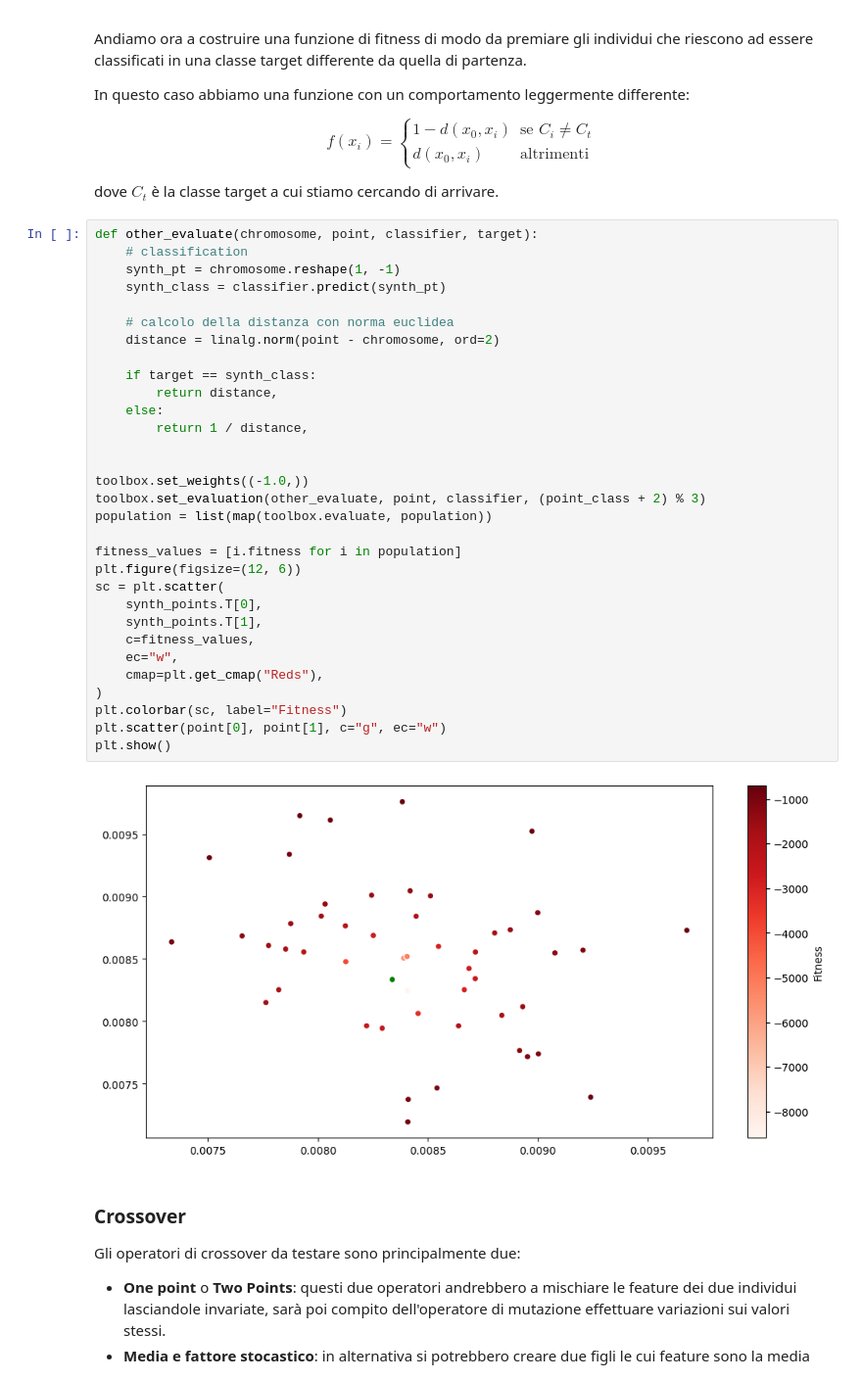
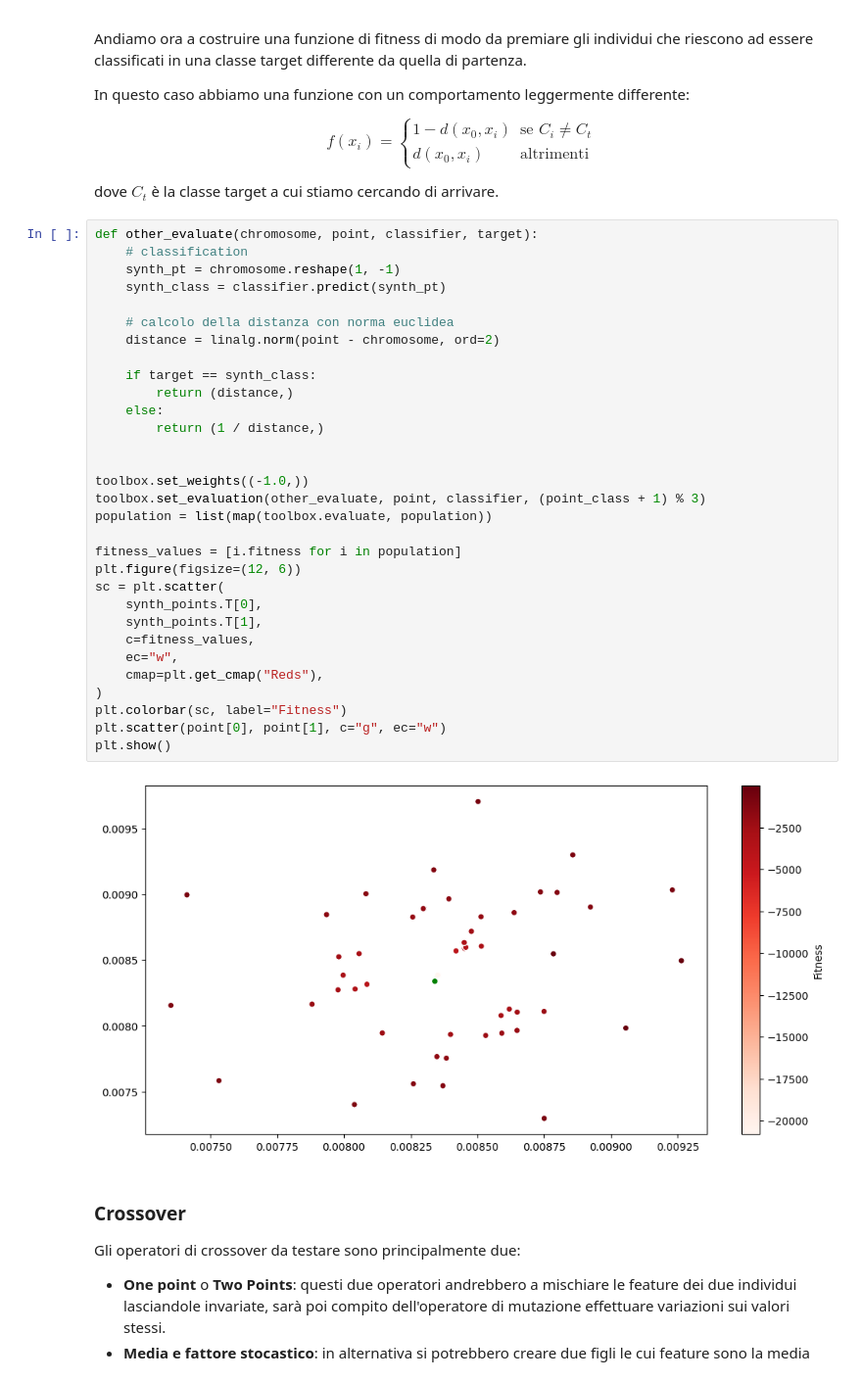
Before and after one commit to FedericoBustaffa/thesis, a Jupyter notebook: src/explain_classifier.ipynb, the cells around one changed output. Shown at 98% size. Cells and saved outputs as stored; diff of their text form.

```diff
--- a/src/explain_classifier.ipynb
+++ b/src/explain_classifier.ipynb
@@ -327,36 +328,36 @@ dove $C_t$ è la classe target a cui stiamo cercando di arrivare.
 # %%
 def other_evaluate(chromosome, point, classifier, target):
     # classification
     synth_pt = chromosome.reshape(1, -1)
     synth_class = classifier.predict(synth_pt)
 
     # calcolo della distanza con norma euclidea
     distance = linalg.norm(point - chromosome, ord=2)
 
     if target == synth_class:
-        return distance,
+        return (distance,)
     else:
-        return 1 / distance,
+        return (1 / distance,)
 
 
 toolbox.set_weights((-1.0,))
-toolbox.set_evaluation(other_evaluate, point, classifier, (point_class + 2) % 3)
+toolbox.set_evaluation(other_evaluate, point, classifier, (point_class + 1) % 3)
 population = list(map(toolbox.evaluate, population))
 
 fitness_values = [i.fitness for i in population]
 plt.figure(figsize=(12, 6))
 sc = plt.scatter(
     synth_points.T[0],
     synth_points.T[1],
     c=fitness_values,
     ec="w",
     cmap=plt.get_cmap("Reds"),
 )
 plt.colorbar(sc, label="Fitness")
 plt.scatter(point[0], point[1], c="g", ec="w")
 plt.show()
 # %% [output]
-[figure, old version]
+[figure, new version]
 # %% [markdown]
 ### Crossover
 
```
Also changed, not shown: parts of 7 cells of this notebook.
